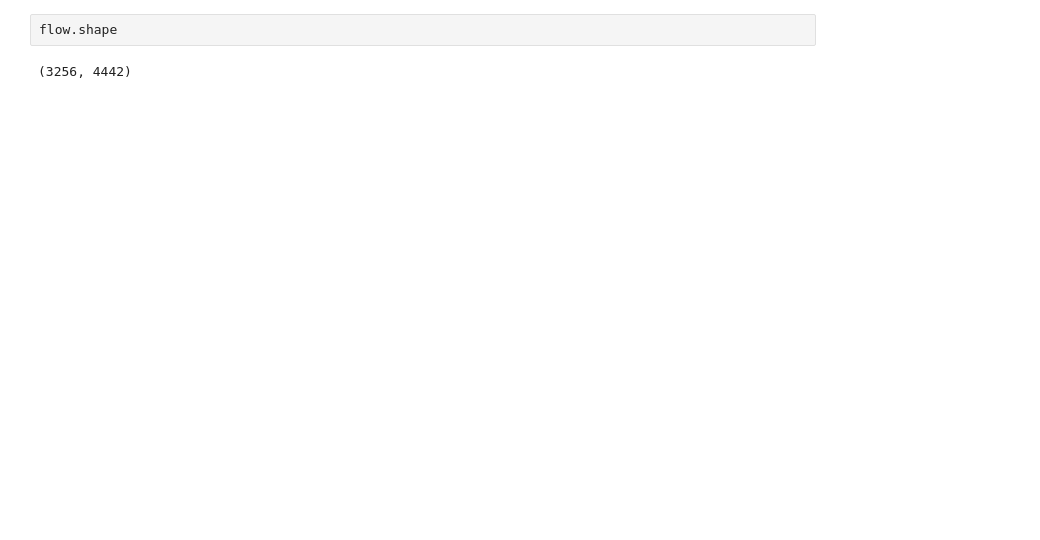
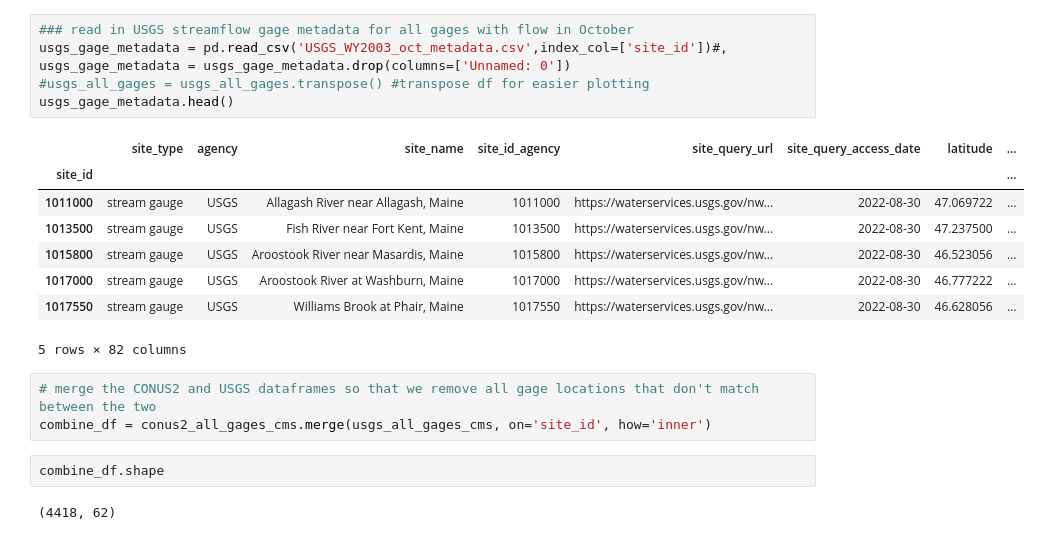
Before and after one commit to danielletijerina/PFCONUS2-analysis, a Jupyter notebook: scripts/Validation_scripts_backup/Streamflow/visualize_streamflow.ipynb, the cells around one changed output. Cells and saved outputs as stored; diff of their text form; blank space fills up the shorter version.

```diff
--- a/scripts/Validation_scripts_backup/Streamflow/visualize_streamflow.ipynb
+++ b/scripts/Validation_scripts_backup/Streamflow/visualize_streamflow.ipynb
@@ -14,4 +73,22 @@ flow = np.squeeze(read_pfb(f'{directory_out}/flow.{water_year}.daily.001.pfb'))
+# %%
+### read in USGS streamflow gage metadata for all gages with flow in October
+usgs_gage_metadata = pd.read_csv('USGS_WY2003_oct_metadata.csv',index_col=['site_id'])#,
+usgs_gage_metadata = usgs_gage_metadata.drop(columns=['Unnamed: 0'])
+#usgs_all_gages = usgs_all_gages.transpose() #transpose df for easier plotting
+usgs_gage_metadata.head()
+# %% [output]
+|  | site_type | agency | site_name | site_id_agency | site_query_url | site_query_access_date | latitude | ... |
+| site_id |  |  |  |  |  |  |  | ... |
+| 1011000 | stream gauge | USGS | Allagash River near Allagash, Maine | 1011000 | https://waterservices.usgs.gov/nw... | 2022-08-30 | 47.069722 | ... |
+| 1013500 | stream gauge | USGS | Fish River near Fort Kent, Maine | 1013500 | https://waterservices.usgs.gov/nw... | 2022-08-30 | 47.237500 | ... |
+| 1015800 | stream gauge | USGS | Aroostook River near Masardis, Maine | 1015800 | https://waterservices.usgs.gov/nw... | 2022-08-30 | 46.523056 | ... |
+| 1017000 | stream gauge | USGS | Aroostook River at Washburn, Maine | 1017000 | https://waterservices.usgs.gov/nw... | 2022-08-30 | 46.777222 | ... |
+| 1017550 | stream gauge | USGS | Williams Brook at Phair, Maine | 1017550 | https://waterservices.usgs.gov/nw... | 2022-08-30 | 46.628056 | ... |
+5 rows × 82 columns
+# %%
+# merge the CONUS2 and USGS dataframes so that we remove all gage locations that don't match between the two
+combine_df = conus2_all_gages_cms.merge(usgs_all_gages_cms, on='site_id', how='inner')
 # %%
-flow.shape
+combine_df.shape
 # %% [output]
-(3256, 4442)
+(4418, 62)
```
Also changed, not shown: parts of 23 cells of this notebook, 2 other files.
